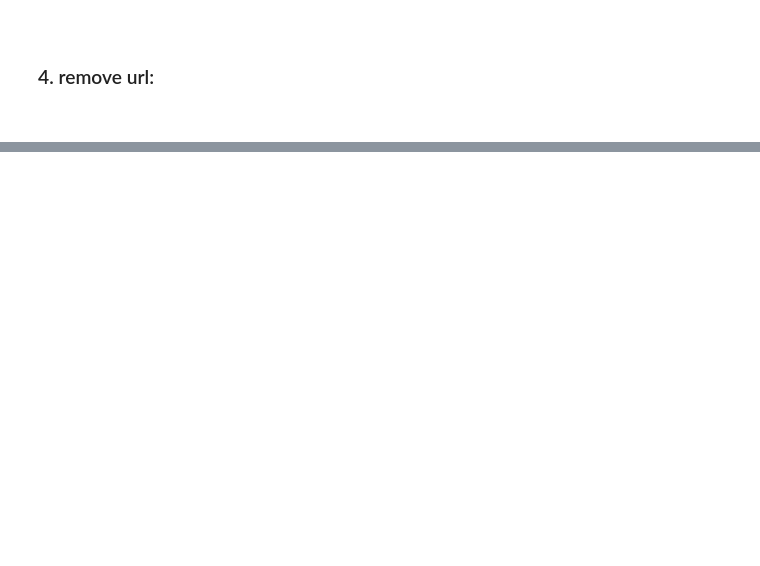
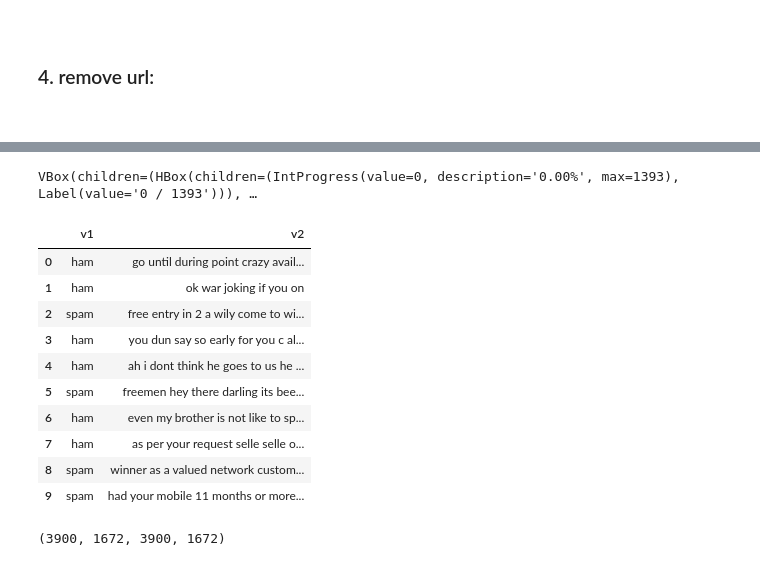
Before and after one commit to yasin-arafat-05/NLP, a Jupyter notebook: 04_sms_spam_collection/sms_spam_collection.ipynb, the cells around one changed output, grey strips where cells are left out. Saved outputs shown, nothing was run; the diff lists cells and outputs as text; code cells hidden in the pictures; blank space fills up the shorter version.

```diff
--- a/04_sms_spam_collection/sms_spam_collection.ipynb
+++ b/04_sms_spam_collection/sms_spam_collection.ipynb
@@ -145,0 +394,35 @@ df["v2"] = df["v2"].apply(removeEmoji)
+# %%
+
+def lemmetization(text):
+    fnl_str = []
+    for word in text.split(" "):
+        base_wrd = word_net_lemmetization.lemmatize(word)
+        fnl_str.append(word)
+    return " ".join(fnl_str)
+
+df['v2'] = df['v2'].parallel_apply(lemmetization)
+# %% [output]
+VBox(children=(HBox(children=(IntProgress(value=0, description='0.00%', max=1393), Label(value='0 / 1393'))), …
+# %%
+
+df.head(10)
+# %% [output]
+|  | v1 | v2 |
+| 0 | ham | go until during point crazy avail... |
+| 1 | ham | ok war joking if you on |
+| 2 | spam | free entry in 2 a wily come to wi... |
+| 3 | ham | you dun say so early for you c al... |
+| 4 | ham | ah i dont think he goes to us he ... |
+| 5 | spam | freemen hey there darling its bee... |
+| 6 | ham | even my brother is not like to sp... |
+| 7 | ham | as per your request selle selle o... |
+| 8 | spam | winner as a valued network custom... |
+| 9 | spam | had your mobile 11 months or more... |
+# %%
+
+
+X_train,X_test,y_train,y_test = train_test_split(df["v2"],df["v1"],test_size=0.3,random_state=42)
+
+X_train.size,X_test.size,y_train.size,y_test.size
+# %% [output]
+(3900, 1672, 3900, 1672)
```
Also changed, not shown: parts of 43 cells of this notebook, 3 other files.
